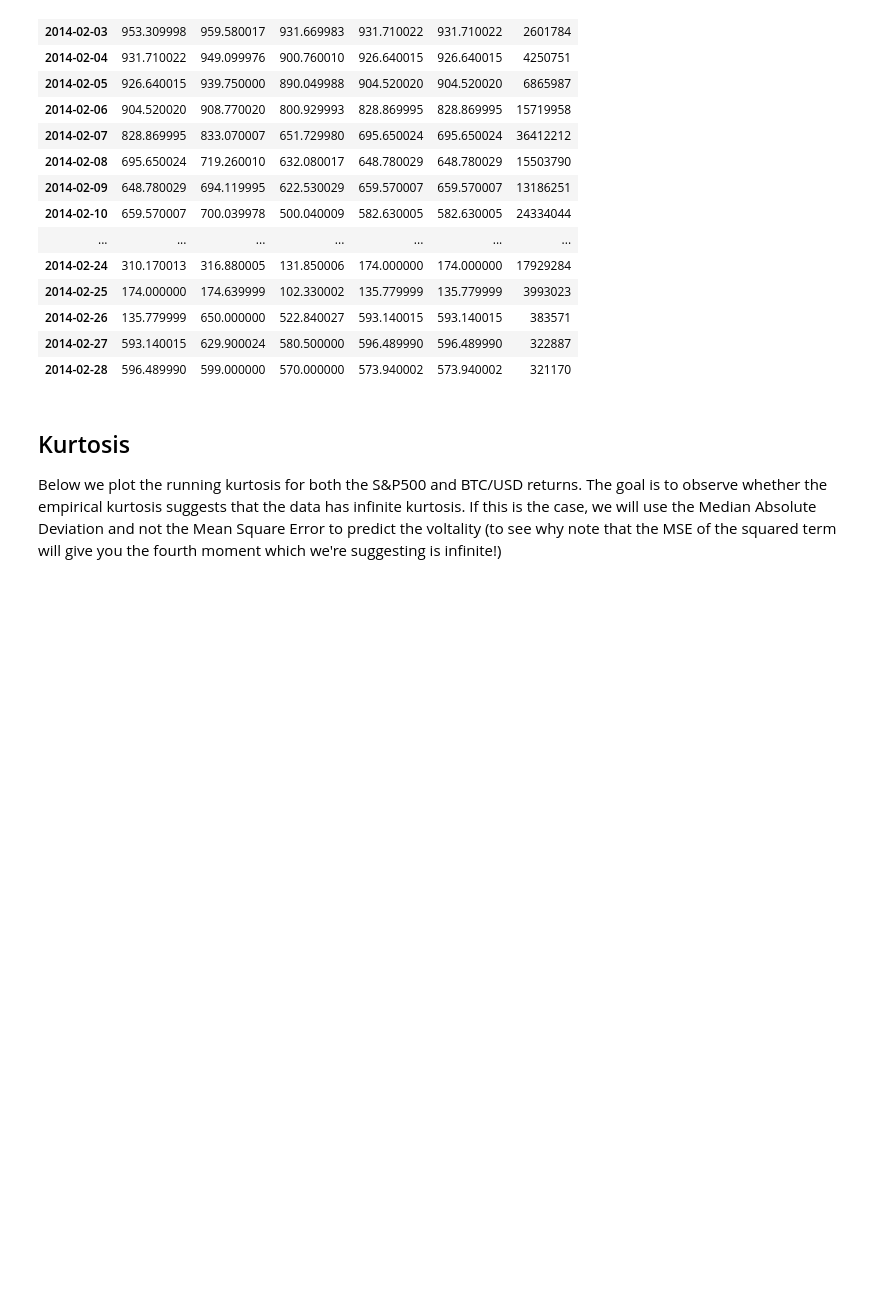
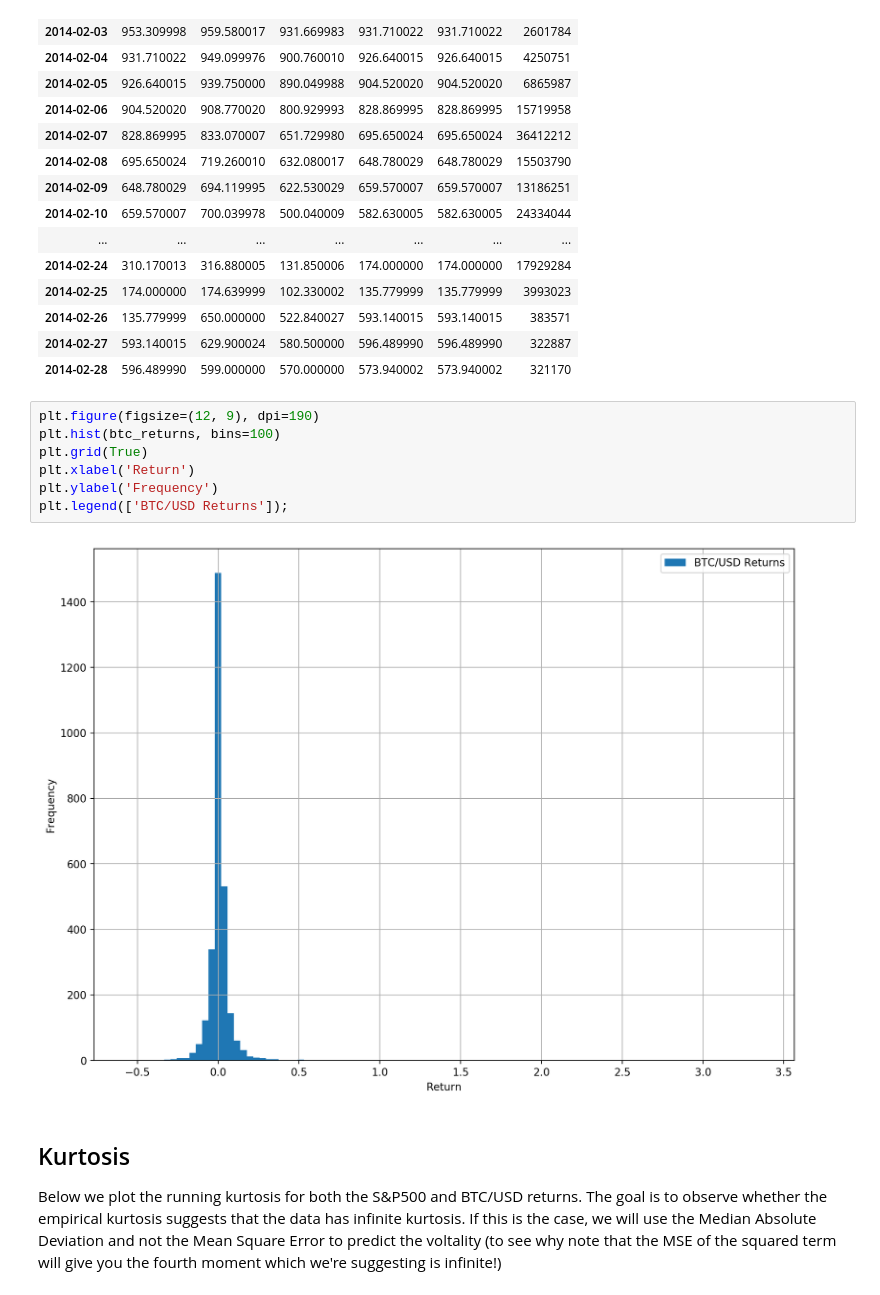
Before and after one commit to ngurnani/VolatilityPrediction, a Jupyter notebook: src/EDA.ipynb, the cells around one changed output. Drawn from its saved outputs; the diff is of its cells as text; blank space fills up the shorter version.

```diff
--- a/src/EDA.ipynb
+++ b/src/EDA.ipynb
@@ -106,6 +119,15 @@ btc_data['2014-02']
 | 2014-02-26 | 135.779999 | 650.000000 | 522.840027 | 593.140015 | 593.140015 | 383571 |
 | 2014-02-27 | 593.140015 | 629.900024 | 580.500000 | 596.489990 | 596.489990 | 322887 |
 | 2014-02-28 | 596.489990 | 599.000000 | 570.000000 | 573.940002 | 573.940002 | 321170 |
+# %%
+plt.figure(figsize=(12, 9), dpi=190)
+plt.hist(btc_returns, bins=100)
+plt.grid(True)
+plt.xlabel('Return')
+plt.ylabel('Frequency')
+plt.legend(['BTC/USD Returns']);
+# %% [output]
+[figure, added]
 # %% [markdown]
 ## Kurtosis
 
```
Also changed, not shown: parts of 3 cells of this notebook.
